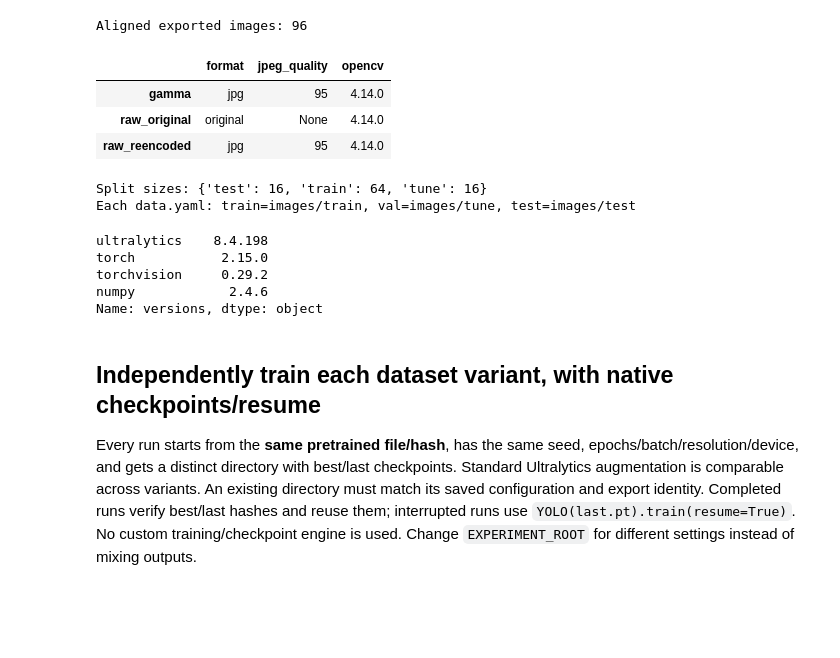
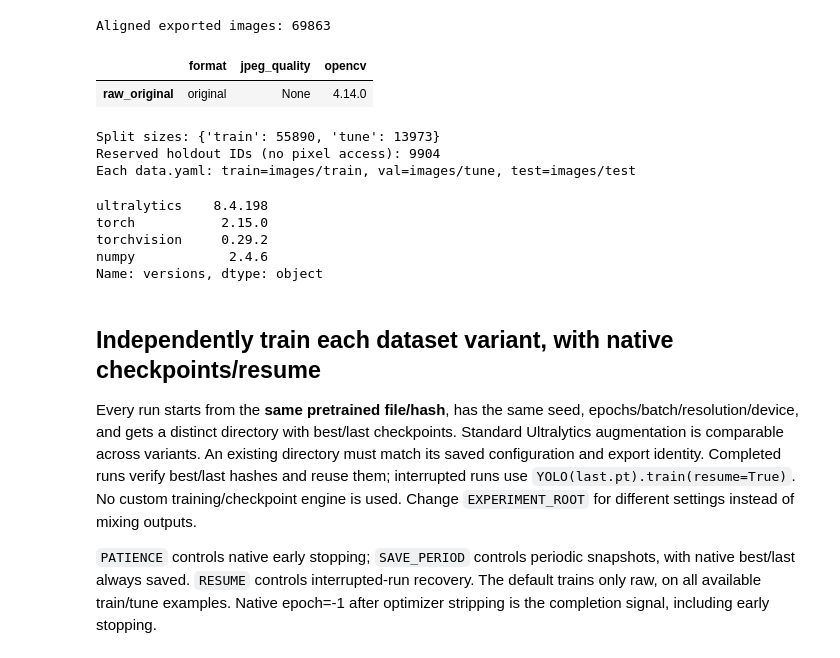
Before and after one commit to truong51972/vehicle-detection, a Jupyter notebook: notebooks/02_training_benchmark.ipynb, the cells around one changed output. Saved outputs shown, nothing was run; the diff lists cells and outputs as text; code cells hidden in the pictures; blank space fills up the shorter version.

```diff
--- a/notebooks/02_training_benchmark.ipynb
+++ b/notebooks/02_training_benchmark.ipynb
@@ -26,7 +20,7 @@ import matplotlib.pyplot as plt
 import numpy as np
 import pandas as pd
 import torch
-from IPython.display import Image, display
+from IPython.display import Image, clear_output, display
 from PIL import Image as PILImage
 from ultralytics import YOLO
 from ultralytics.utils.ops import xywh2xyxy
@@ -43,14 +37,17 @@ from vehicle_detection.data import CLASSES
 from vehicle_detection.offline import verify_alignment
 
 ROOT = Path.cwd() if (Path.cwd() / "pyproject.toml").exists() else Path.cwd().parent
-MODE = "pilot"
-RUN_ROOT = ROOT / "runs" / f"phase1-{MODE}"
-TRAIN_VARIANTS = ["raw_original", "raw_reencoded", "gamma"]
-EVAL_VARIANTS = ["raw_original", "raw_reencoded", "gamma"]
+MODE = "full"
+RUN_ROOT = ROOT / "runs" / f"phase2-{MODE}"
+TRAIN_VARIANTS = ["raw_original"]
+EVAL_VARIANTS = ["raw_original"]
 MODEL = "yolo11n.pt"
-SEED, EPOCHS, BATCH, IMGSZ, DEVICE = 2026, 3, 8, 640, "0"
+SEED, EPOCHS, BATCH, IMGSZ, DEVICE = 2026, 100, 32, 640, "0"
+PATIENCE, WORKERS, SAVE_PERIOD, RESUME = 20, 8, 1, True
+EVAL_SPLIT = "tune"
+FINAL_PROTOCOL = None  # Path to a frozen protocol, required for final test release.
 EXPERIMENT_ROOT = RUN_ROOT / "experiments" / "yolo11n-seed2026-v1"
-FROZEN_FOR_TEST = True  # For full research evaluation, freeze only after tune-only calibration.
+FROZEN_FOR_TEST = False
 VAL_SETTINGS = {
     "imgsz": IMGSZ,
     "batch": BATCH,
@@ -59,13 +56,19 @@ VAL_SETTINGS = {
     "iou": 0.7,
     "max_det": 300,
     "quantize": 32,
+    "half": False,
+    "seed": SEED,
+    "deterministic": True,
     "workers": 0,
     "plots": True,
     "verbose": False,
 }
 DEEP_VERIFY_EXPORTS = False  # Set True for on-demand all-image hashing/decoding.
 FORCE_REEVALUATE = False
-assert FROZEN_FOR_TEST and "raw_original" in TRAIN_VARIANTS and "raw_original" in EVAL_VARIANTS
+assert EVAL_SPLIT in {"tune", "test"}
+if EVAL_SPLIT == "test":
+    assert FROZEN_FOR_TEST and FINAL_PROTOCOL is not None and Path(FINAL_PROTOCOL).is_file()
+assert TRAIN_VARIANTS[0] == "raw_original" and "raw_original" in EVAL_VARIANTS
 VARIANTS = sorted(set(TRAIN_VARIANTS + EVAL_VARIANTS))
 DATASETS = {v: RUN_ROOT / "datasets" / v for v in VARIANTS}
 assert all((p / "data.yaml").is_file() for p in DATASETS.values()), "Run preparation notebook first"
@@ -74,38 +77,39 @@ dataset_identities = {
     v: {
         "export": read_json(p / "export.json"),
         "files_identity": read_json(p / "verified.json")["files_identity"],
     }
     for v, p in DATASETS.items()
 }
 display(pd.DataFrame({v: d["export"]["encoding"] for v, d in dataset_identities.items()}).T)
 evaluation_versions = {
     p: md.version(p) for p in ["ultralytics", "torch", "torchvision", "numpy", "opencv-python"]
 }
 evaluation_hardware = {
     "platform": platform.platform(),
     "processor": platform.processor(),
     "cuda_runtime": torch.version.cuda,
     "gpu": torch.cuda.get_device_name(int(DEVICE))
     if DEVICE.isdigit() and torch.cuda.is_available()
     else None,
 }
 selection = read_json(RUN_ROOT / "selection.json")
+assert selection["splits"].get(EVAL_SPLIT), "Requested evaluation split has not been released"
 print("Split sizes:", {s: len(v) for s, v in selection["splits"].items()})
+print("Reserved holdout IDs (no pixel access):", len(selection.get("reserved_test_ids", [])))
 print("Each data.yaml: train=images/train, val=images/tune, test=images/test")
 display(
     pd.Series(
         {p: md.version(p) for p in ["ultralytics", "torch", "torchvision", "numpy"]},
         name="versions",
     )
 )
 plt.rcParams.update({"figure.dpi": 90, "font.size": 9})
 # %% [output]
-Aligned exported images: 96
+Aligned exported images: 69863
 |  | format | jpeg_quality | opencv |
-| gamma | jpg | 95 | 4.14.0 |
 | raw_original | original | None | 4.14.0 |
-| raw_reencoded | jpg | 95 | 4.14.0 |
-Split sizes: {'test': 16, 'train': 64, 'tune': 16}
+Split sizes: {'train': 55890, 'tune': 13973}
+Reserved holdout IDs (no pixel access): 9904
 Each data.yaml: train=images/train, val=images/tune, test=images/test
 ultralytics    8.4.198
 torch           2.15.0
@@ -122,4 +126,9 @@ An existing directory must match its saved configuration and export identity.
 Completed runs verify best/last hashes and reuse them; interrupted runs use
 `YOLO(last.pt).train(resume=True)`. No custom training/checkpoint engine is used.
 Change `EXPERIMENT_ROOT` for different settings instead of mixing outputs.
+
+`PATIENCE` controls native early stopping; `SAVE_PERIOD` controls periodic snapshots,
+with native best/last always saved. `RESUME` controls interrupted-run recovery.
+The default trains only raw, on all available train/tune examples. Native epoch=-1
+after optimizer stripping is the completion signal, including early stopping.
 # %%
```
Also changed, not shown: parts of 11 cells of this notebook, 9 other files.
